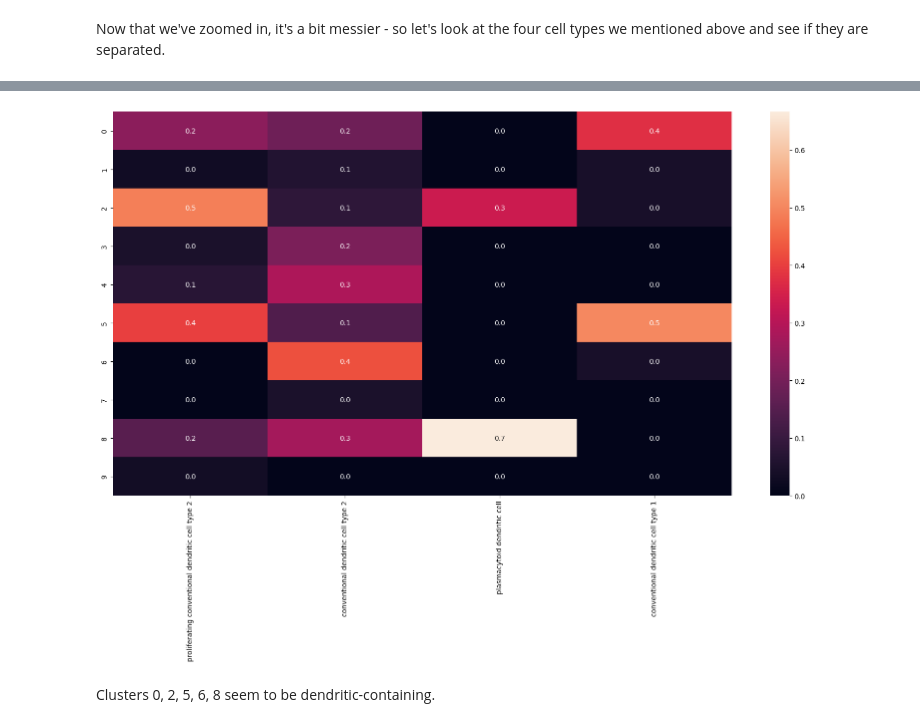
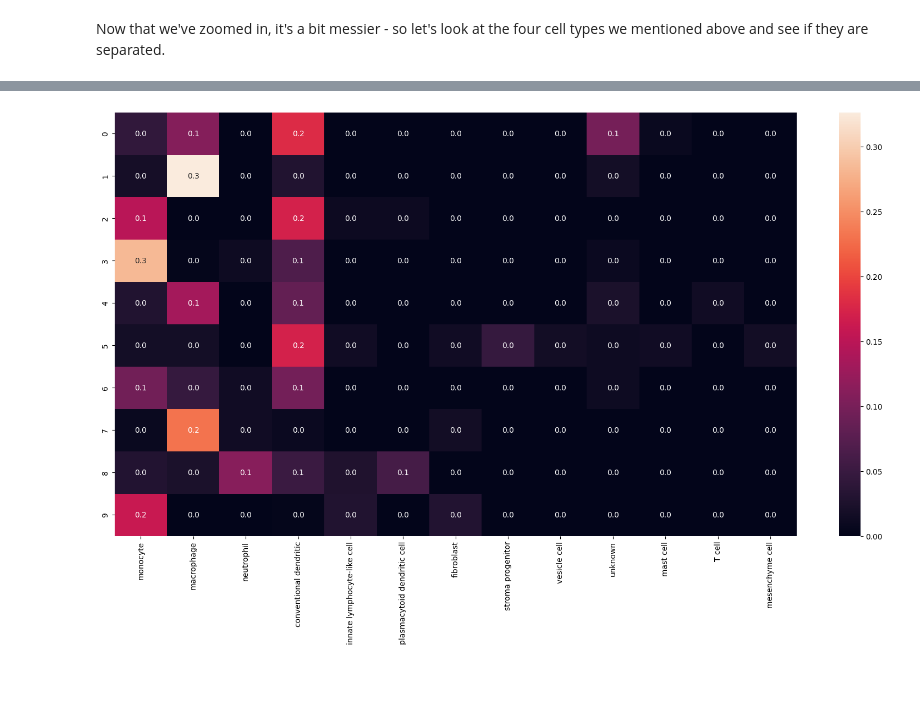
Before and after one commit to BaileyAndrew/ellis-summerschool, a Jupyter notebook: notebooks/experiment.ipynb, the cells around one changed output, grey strips where cells are left out. Cells and saved outputs as stored; diff of their text form; code cells hidden in the pictures; blank space fills up the shorter version.

```diff
--- a/notebooks/experiment.ipynb
+++ b/notebooks/experiment.ipynb
@@ -1000,15 +1000,15 @@ OVERLAP_METHOD = "overlap"
 # Create confusion matrix
 confusion = np.zeros((
     gadata_2.obs['leiden_gmgm_2'].nunique(),
-    gadata_2.obs['inferred cell type'].nunique()
+    gadata_2.obs['coarse cell type'].nunique()
 ))
 
 for my_cluster in gadata_2.obs['leiden_gmgm_2'].unique():
     i = int(my_cluster)
-    for j, cell_type in enumerate(gadata_2.obs['inferred cell type'].unique()):
+    for j, cell_type in enumerate(gadata_2.obs['coarse cell type'].unique()):
         confusion[i, j] = get_overlap(
             set(gadata_2[gadata_2.obs["leiden_gmgm_2"] == my_cluster].obs_names),
-            set(gadata_2[gadata_2.obs['inferred cell type'] == cell_type].obs_names),
+            set(gadata_2[gadata_2.obs['coarse cell type'] == cell_type].obs_names),
             OVERLAP_METHOD
         )
 # %%
@@ -1037,12 +1063,26 @@ Clusters 0, 1, 4, 7 seem to be macrophage-containing.
+# %%
+OVERLAP_METHOD = "jaccard"
+
+# Create confusion matrix
+confusion = np.zeros((
+    gadata_2.obs['leiden_gmgm_2'].nunique(),
+    gadata_2.obs['coarse cell type'].nunique()
+))
+
+for my_cluster in gadata_2.obs['leiden_gmgm_2'].unique():
+    i = int(my_cluster)
+    for j, cell_type in enumerate(gadata_2.obs['coarse cell type'].unique()):
+        confusion[i, j] = get_overlap(
+            set(gadata_2[gadata_2.obs["leiden_gmgm_2"] == my_cluster].obs_names),
+            set(gadata_2[gadata_2.obs['coarse cell type'] == cell_type].obs_names),
+            OVERLAP_METHOD
+        )
 # %%
 fig, ax = plt.subplots(figsize=(20, 10))
-xs = gadata_2.obs['inferred cell type'].unique()
+xs = gadata_2.obs['coarse cell type'].unique()
 ys = np.arange(gadata_2.obs['leiden_gmgm_2'].nunique())
-idxs = ['dendritic' in x for x in xs]
-sns.heatmap(confusion[:, idxs], annot=True, xticklabels=xs[idxs], yticklabels=ys, ax=ax, fmt=".1f")
+sns.heatmap(confusion, annot=True, xticklabels=xs, yticklabels=ys, ax=ax, fmt=".1f")
 plt.xticks(rotation=90)
 pass
 # %% [output]
-[figure, old version]
+[figure, new version]
-# %% [markdown]
-Clusters 0, 2, 5, 6, 8 seem to be dendritic-containing.
```
Also changed, not shown: parts of 14 cells of this notebook.
